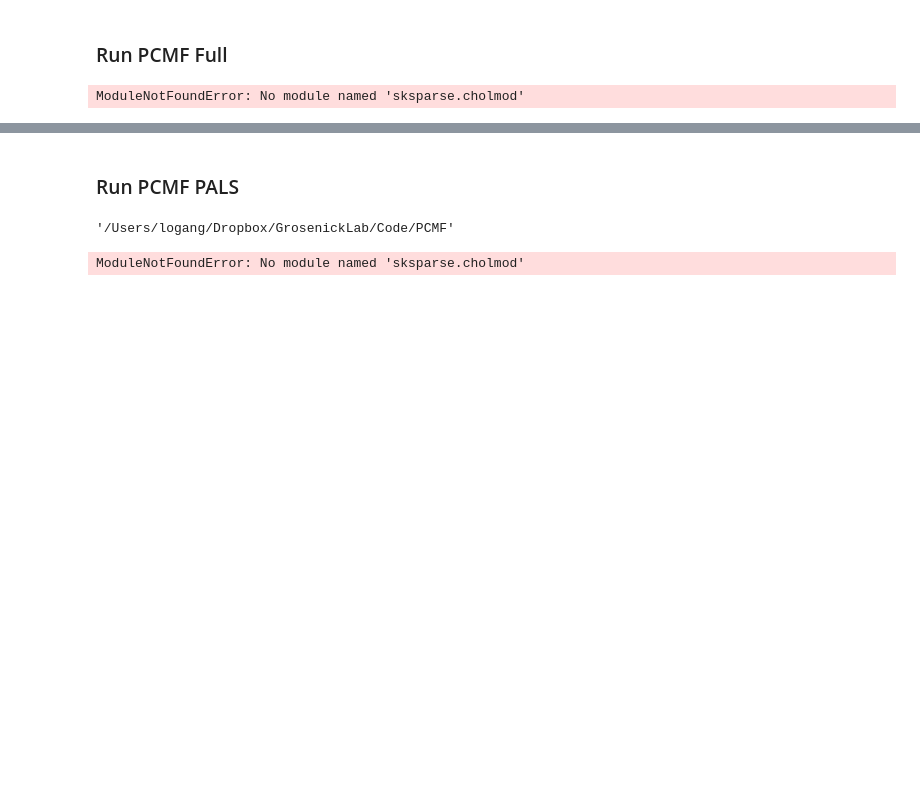
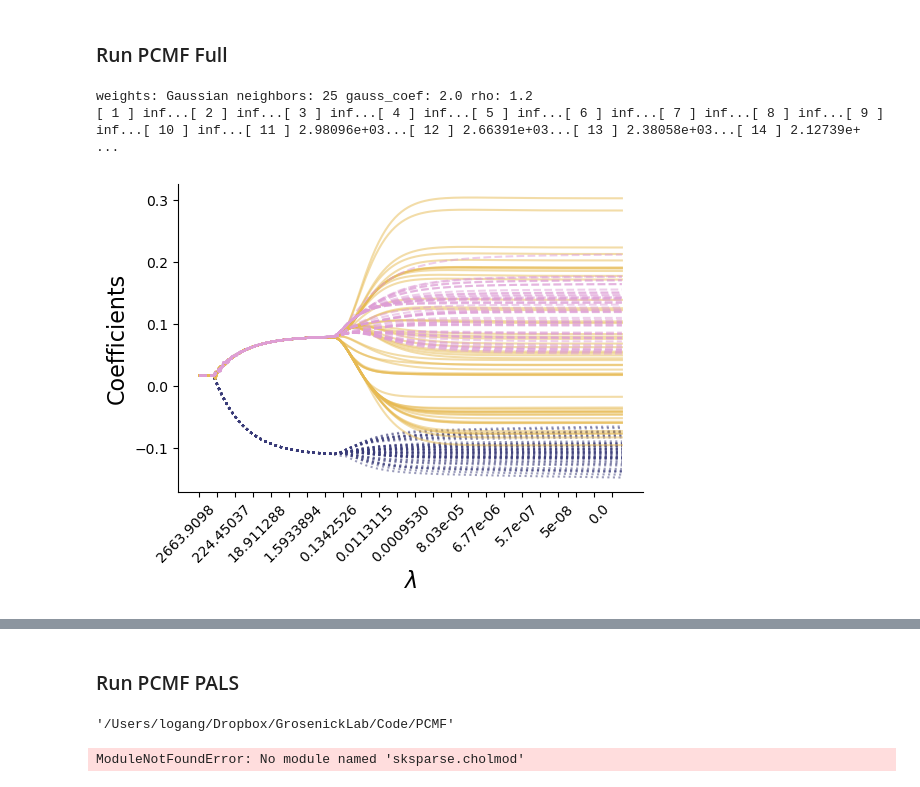
Before and after one commit to grosenicklab/CARVE-AI, a Jupyter notebook: ICML2023/notebooks/Gaussian Two Class.ipynb, the cells around one changed output, grey strips where cells are left out. Drawn from its saved outputs; the diff is of its cells as text; code cells hidden in the pictures; blank space fills up the shorter version.

Commit message:
single edit to pcmf_deepcomparisons to run with model selection

```diff
--- a/ICML2023/notebooks/Gaussian Two Class.ipynb
+++ b/ICML2023/notebooks/Gaussian Two Class.ipynb
@@ -515,16 +505,17 @@ plt.show()
 # %% [markdown]
 ### Run PCMF Full
 # %%
-penalty_list = np.concatenate((np.repeat(np.inf,10),np.exp(np.linspace(-20,5,250))[::-1]),axis=0)
+penalty_list = np.concatenate((np.repeat(np.inf,10),np.exp(np.linspace(-20,8,250))[::-1]),axis=0)
 # %%
 from pcmf import pcmf_full, pcmf_approx_uV, plot_ordercolor, plot_cluster_assignments
 
 gc = 2.0
 
 # Fit full model
-A_list, U_list, s_list, V_list = pcmf_full(X_c, penalty_list, problem_rank=num_components, rho=1.0, numba=True, gauss_coef=gc, weights='Gaussian', admm_iters = 10, neighbors=250)
+A_list, U_list, s_list, V_list = pcmf_full(X_c, penalty_list, problem_rank=num_components, rho=1.2, numba=True, gauss_coef=gc, weights='Gaussian', admm_iters = 10, neighbors=25)
 # %% [output]
-ModuleNotFoundError: No module named 'sksparse.cholmod'
+weights: Gaussian neighbors: 25 gauss_coef: 2.0 rho: 1.2
+[ 1 ] inf...[ 2 ] inf...[ 3 ] inf...[ 4 ] inf...[ 5 ] inf...[ 6 ] inf...[ 7 ] inf...[ 8 ] inf...[ 9 ] inf...[ 10 ] inf...[ 11 ] 2.98096e+03...[ 12 ] 2.66391e+03...[ 13 ] 2.38058e+03...[ 14 ] 2.12739e+ ...
 # %%
 #Xhat = np.array(A_list[i])
 #edges = np.sum(D*Xhat,axis=1)
@@ -622,3 +606,14 @@ def diff_graph_cluster(Xhat, D, comb_list, num_clusters, thresh_sd=6, pca_clean=
 # # cluster_pcmfs_new = []
 # for idx in range(0,len(cluster_pcmfs)):
 #     cluster_pcmfs_new.append( cluster_matching(cluster_pcmfs[idx], true_clusters ) )
+# %%
+# Plot paths
+import matplotlib
+import seaborn as sns
+path_plot(np.asarray(A_list)[:,:,21:22], penalty_list, plot_range=[0,len(penalty_list)],
+          cut_vars=False, true_clusters=true_clusters,figsize=(6,4))
+          #xticks=['134.2', '14.7' '1.6','0.2','0.02','0.002','0.0002','2.6e-5','2.5e-6','3.1e-7','3.0e-8','0.0'])
+
+plt.locator_params(axis='x',nbins=25)
+# %% [output]
+[figure, added]
```
Also changed, not shown: parts of 10 cells of this notebook, 11 other files.
